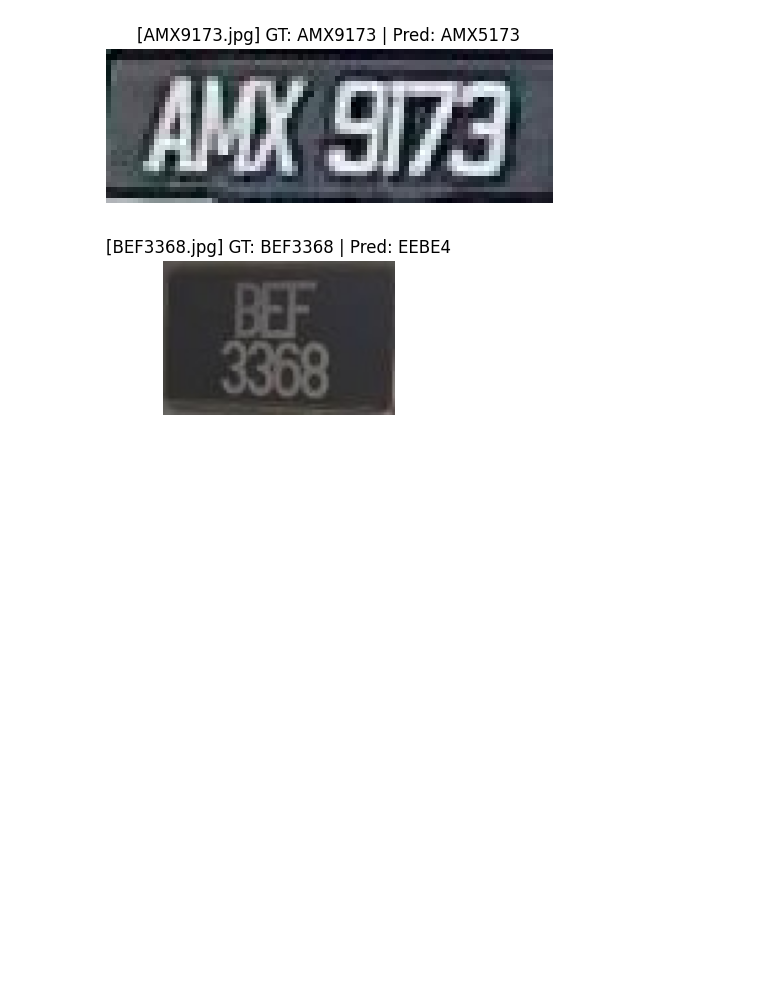
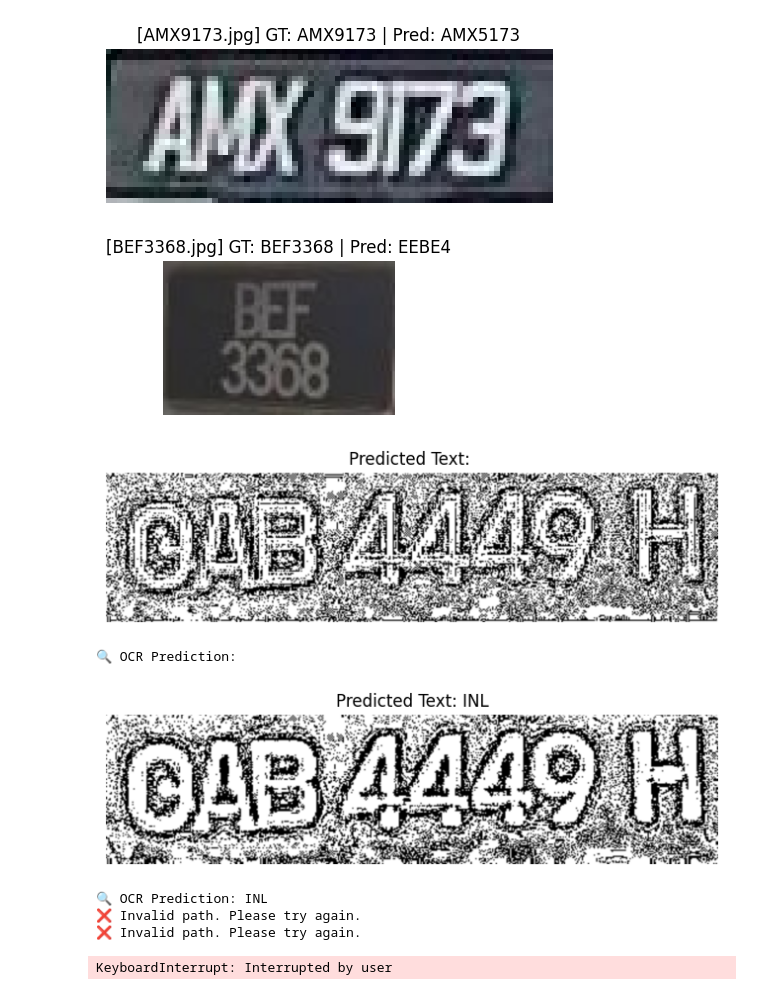
Before and after one commit to corguin47/RealTimeAIMalaysianCarplateDetection, a Jupyter notebook: CarPlateForOCR/Tesseract.ipynb, the cells around one changed output. Cells and saved outputs as stored; diff of their text form; code cells hidden in the pictures; blank space fills up the shorter version.

```diff
--- a/CarPlateForOCR/Tesseract.ipynb
+++ b/CarPlateForOCR/Tesseract.ipynb
@@ -120,3 +120,70 @@ for i, (info, img) in enumerate(failed_samples[:5]):
 [figure]
 [figure]
 [figure]
+# %%
+import os
+import cv2
+import pytesseract
+import matplotlib.pyplot as plt
+
+# 📌 Set path to Tesseract executable
+pytesseract.pytesseract.tesseract_cmd = r"C:\Program Files\Tesseract-OCR\tesseract.exe"
+
+# 🔧 Tesseract OCR configuration
+tess_config = r'--oem 3 --psm 6'
+
+def tesseract_predict(image_path):
+    """
+    Run Tesseract OCR on a manually input image.
+
+    Args:
+        image_path (str): Path to the input image.
+
+    Returns:
+        str: Predicted text
+    """
+    # Load the image
+    image = cv2.imread(image_path)
+    if image is None:
+        print(f"❌ Failed to load image: {image_path}")
+        return None
+
+    # OCR Prediction
+    text = pytesseract.image_to_string(image, config=tess_config)
+
+    # Post-processing: clean the text
+    text = ''.join(filter(str.isalnum, text)).upper()
+
+    # Show the image
+    img_rgb = cv2.cvtColor(image, cv2.COLOR_BGR2RGB)
+    plt.figure(figsize=(8, 4))
+    plt.imshow(img_rgb)
+    plt.title(f"Predicted Text: {text}")
+    plt.axis("off")
+    plt.show()
+
+    return text
+
+# 🚀 Manual input
+if __name__ == "__main__":
+    while True:
+        image_path = input("\n📂 Enter image path (or type 'exit' to quit): ").strip()
+        if image_path.lower() == 'exit':
+            print("👋 Exiting.")
+            break
+
+        if not os.path.isfile(image_path):
+            print("❌ Invalid path. Please try again.")
+            continue
+
+        predicted_text = tesseract_predict(image_path)
+        if predicted_text is not None:
+            print(f"🔍 OCR Prediction: {predicted_text}")
+# %% [output]
+[figure, added]
+🔍 OCR Prediction:
+[figure, added]
+🔍 OCR Prediction: INL
+❌ Invalid path. Please try again.
+❌ Invalid path. Please try again.
+KeyboardInterrupt: Interrupted by user
```
Also changed, not shown: 7 other files.
